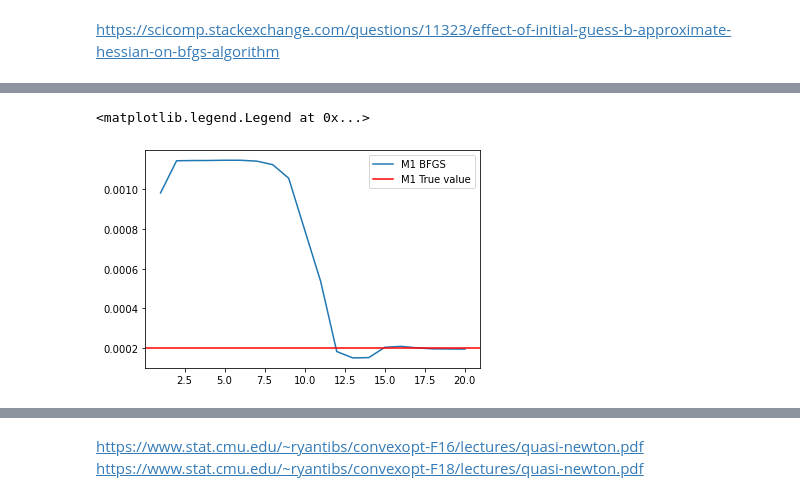
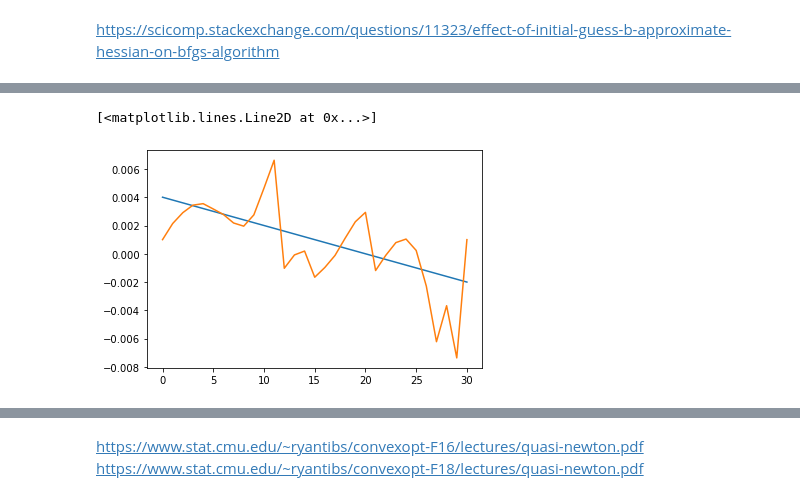
Before and after one commit to Shreyas911/tutorial_inverse_problem, a Jupyter notebook: optimization.ipynb, the cells around one changed output, grey strips where cells are left out. Saved outputs shown, nothing was run; the diff lists cells and outputs as text; code cells hidden in the pictures.

```diff
--- a/optimization.ipynb
+++ b/optimization.ipynb
@@ -91,36 +118,37 @@ def BFGS_update_matrix(B, inv_B, y, s):
 def search_alpha(state, gradient, rho, alpha = 1, c1 = 1e-4, c2 = 0.9):
     while True:
 
-        f_old = eval_loss(state[0], state[1])
-        f_new = eval_loss(state[0] + alpha*rho[0], state[1] + alpha*rho[1])
+        f_old = eval_loss(state)
+        f_new = eval_loss(state+alpha*rho)
 
-        gradient_new = np.array(eval_gradient(state[0] + alpha*rho[0], state[1] + alpha*rho[1]))
+        gradient_new = eval_gradient(state+alpha*rho)
         #print((f_new - f_old) - c1*alpha*np.inner(rho, gradient), np.inner(rho, gradient_new) -  c2*np.inner(rho, gradient))
         if (f_new - f_old) <= c1*alpha*np.inner(rho, gradient) and np.inner(rho, gradient_new) >=  c2*np.inner(rho, gradient):
             break
         else:
             alpha = alpha/2
+
     return alpha
 # %% [markdown]
 https://scicomp.stackexchange.com/questions/11323/effect-of-initial-guess-b-approximate-hessian-on-bfgs-algorithm
 # %%
 ##### INITIAL GUESS #####
-M0 = 0.02
-M1 = 0.01
-write_state(M0, M1)
+M = 0.001*np.ones((nx+1,))
+b = 0.5*np.ones((nx+1,))
 
-MAX_ITERS = 20
+write_state(np.concatenate((M, b)))
 
+MAX_ITERS = 11
 
+state = read_state()
 
-state = np.array([M0, M1])
-gradient = np.array(eval_gradient(M0, M1))
+gradient = eval_gradient(state)
 
-B = np.eye(2, dtype = float)
-B_inv = np.eye(2, dtype = float)
+B = np.diagflat(np.concatenate((np.ones(nx+1), 0.1*np.ones(nx+1))))
+B_inv = np.linalg.inv(B)
 
-M0_list = []
-M1_list = []
+M_list = []
+b_list = []
 for iteration in range(MAX_ITERS):
 
     state_old = np.copy(state)
@@ -131,7 +159,7 @@ for iteration in range(MAX_ITERS):
 
     s = alpha*rho
     state = state_old + s
-    gradient = eval_gradient(state[0], state[1])
+    gradient = eval_gradient(state)
     y = gradient - gradient_old
 
     if iteration == 0:
@@ -140,17 +168,17 @@ for iteration in range(MAX_ITERS):
 
     elif iteration == 1 or np.inner(y, s) <= 0:
 
-        if (iteration == 1): print(y, s)
+        if (iteration == 1): print("Set/Reset initial guess")
         #print(f"B reset iter {iteration}")
-        B =  np.inner(y, y) / np.abs(np.inner(y, s)) * np.eye(2, dtype = float)
-        B_inv =  np.abs(np.inner(y, s)) / np.inner(y, y) * np.eye(2, dtype = float)
+        B =  np.inner(y, y) / np.abs(np.inner(y, s)) * np.eye(2*(nx+1), dtype = float)
+        B_inv =  np.abs(np.inner(y, s)) / np.inner(y, y) * np.eye(2*(nx+1), dtype = float)
 
     else:
 
         B, B_inv = BFGS_update_matrix(B, B_inv, y, s)
 
-    M0_list.append(state[0])
-    M1_list.append(state[1])
+    M_list.append(state[:nx+1])
+    b_list.append(state[nx+1:2*(nx+1)])
 
-    print(f"iter = {iteration+1}; M0 = {state[0]}; M1 = {state[1]}; Loss = {eval_loss(state[0], state[1])}")
+    print(f"iter = {iteration+1}; Loss = {eval_loss(state)}")
 # %% [output]
@@ -181,7 +197,6 @@ plt.legend()
-# %%
-plt.plot(np.arange(1, MAX_ITERS+1), M1_list, label = "M1 BFGS")
-plt.axhline(0.0002, c ='red', label = "M1 True value")
-plt.legend()
-# %% [output]
-<matplotlib.legend.Legend at 0x...>
-[figure, removed]
+# %%
+plt.plot(M_true)
+plt.plot(state[:nx+1])
+# %% [output]
+[<matplotlib.lines.Line2D at 0x...>]
+[figure, added]
```
Also changed, not shown: parts of 17 cells of this notebook, 17 other files.
